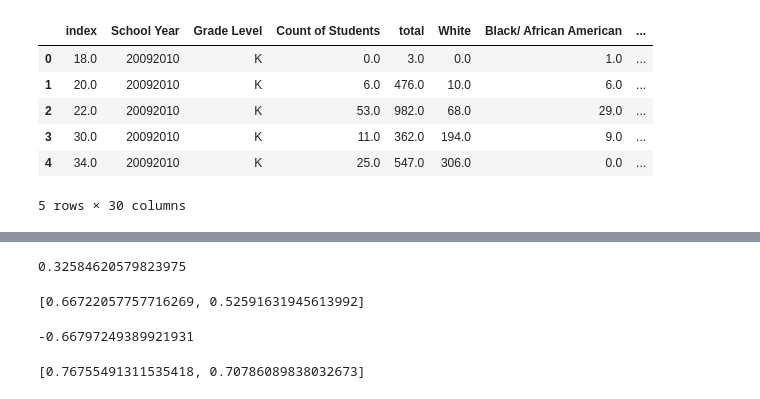
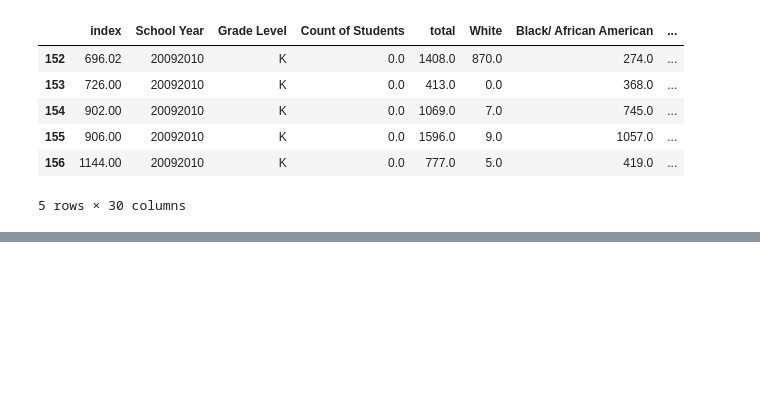
Before and after one commit to HaichaoWu/1001_project, a Jupyter notebook: Weitao/notebook_Weitao.ipynb, the cells around one changed output, grey strips where cells are left out. Saved outputs shown, nothing was run; the diff lists cells and outputs as text; code cells hidden in the pictures; blank space fills up the shorter version.

Commit message:
Modelling

```diff
--- a/Weitao/notebook_Weitao.ipynb
+++ b/Weitao/notebook_Weitao.ipynb
@@ -1,17 +1,19 @@
 # %%
 import warnings
 warnings.filterwarnings('ignore')
 import numpy as np
 import pandas as pd
+import matplotlib.pyplot as plt
+%matplotlib inline
 raw_data = pd.read_csv("../Raochuan/Kth_09_10.csv")
-raw_data.head()
+raw_data.tail()
 # %% [output]
 |  | index | School Year | Grade Level | Count of Students | total | White | Black/ African American | ... |
-| 0 | 18.0 | 20092010 | K | 0.0 | 3.0 | 0.0 | 1.0 | ... |
-| 1 | 20.0 | 20092010 | K | 6.0 | 476.0 | 10.0 | 6.0 | ... |
-| 2 | 22.0 | 20092010 | K | 53.0 | 982.0 | 68.0 | 29.0 | ... |
-| 3 | 30.0 | 20092010 | K | 11.0 | 362.0 | 194.0 | 9.0 | ... |
-| 4 | 34.0 | 20092010 | K | 25.0 | 547.0 | 306.0 | 0.0 | ... |
+| 152 | 696.02 | 20092010 | K | 0.0 | 1408.0 | 870.0 | 274.0 | ... |
+| 153 | 726.00 | 20092010 | K | 0.0 | 413.0 | 0.0 | 368.0 | ... |
+| 154 | 902.00 | 20092010 | K | 0.0 | 1069.0 | 7.0 | 745.0 | ... |
+| 155 | 906.00 | 20092010 | K | 0.0 | 1596.0 | 9.0 | 1057.0 | ... |
+| 156 | 1144.00 | 20092010 | K | 0.0 | 777.0 | 5.0 | 419.0 | ... |
 5 rows × 30 columns
 # %%
 data = raw_data[['index','Count of Students']]
@@ -54,9 +47,0 @@ vali_MRAE = mean_rela_abs_error(y_test, vali_pred)
-# %%
-# R-square of linear model
-lModel.score(X_train, y_train)
-# %% [output]
-0.32584620579823975
-# %%
-[train_MRAE, vali_MRAE]
-# %% [output]
-[0.66722057757716269, 0.52591631945613992]
@@ -71,8 +47,0 @@ vali_MRAE = mean_rela_abs_error(y_test, vali_pred)
-# %%
-nnModel.score(X_train, y_train)
-# %% [output]
--0.66797249389921931
-# %%
-[train_MRAE, vali_MRAE]
-# %% [output]
-[0.76755491311535418, 0.70786089838032673]
```
Also changed, not shown: parts of 28 cells of this notebook.
